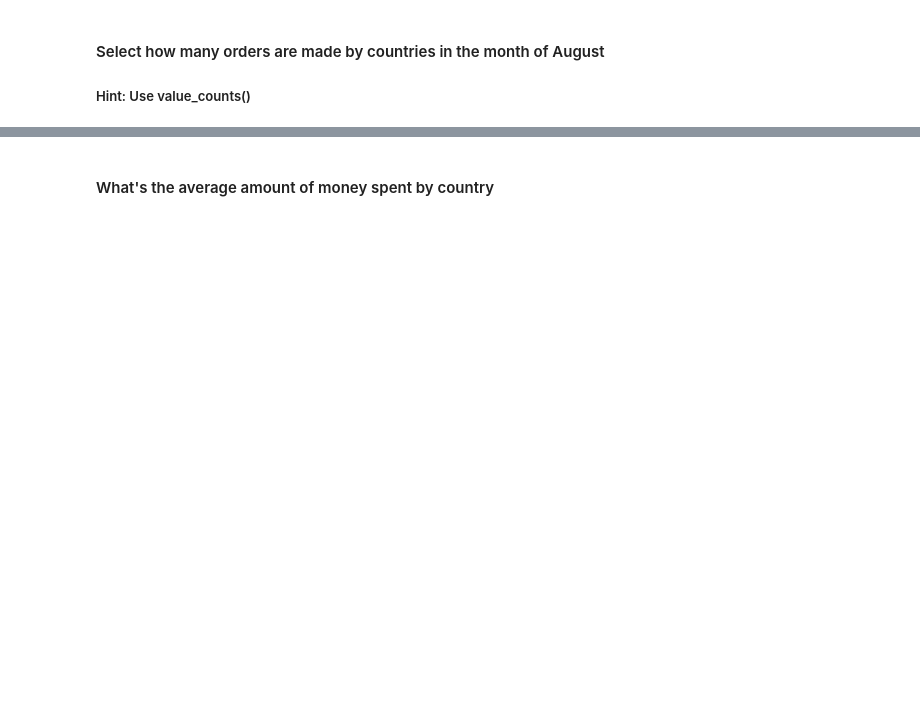
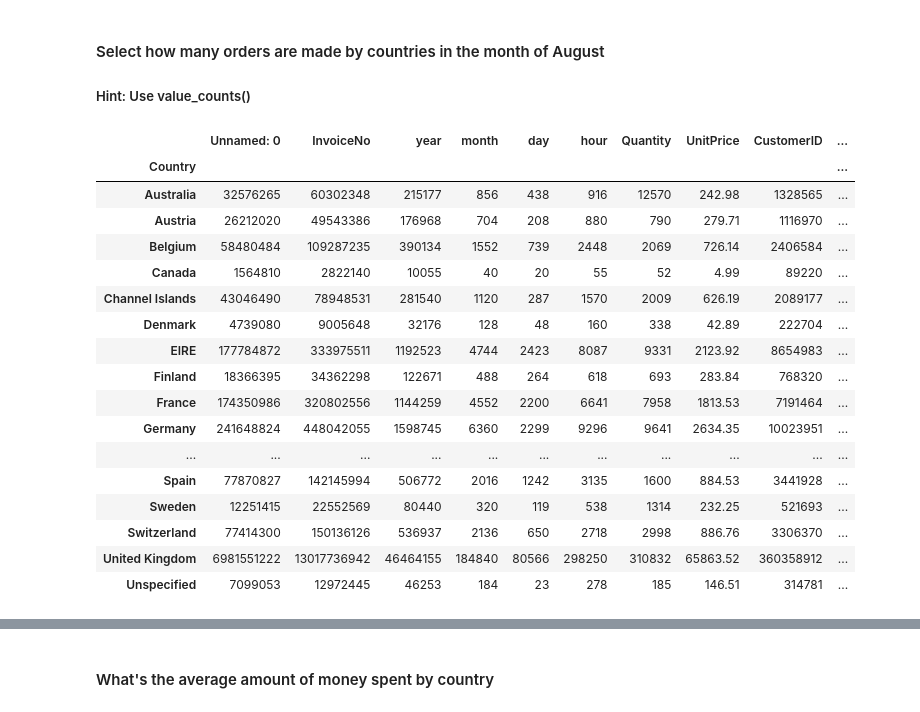
Before and after one commit to Ironhack-Data-Madrid-Marzo-2021/lab-subsetting-and-descriptive-stats, a Jupyter notebook: your-code/main.ipynb, the cells around one changed output, grey strips where cells are left out. Cells and saved outputs as stored; diff of their text form; code cells hidden in the pictures; blank space fills up the shorter version.

```diff
--- a/your-code/main.ipynb
+++ b/your-code/main.ipynb
@@ -427,3 +570,24 @@ emp.describe()
 ##### Hint: Use value_counts()
 # %%
 # your answer here
+res1 = orders[orders['month']==8]
+res1.groupby("Country").sum()
+# %% [output]
+|  | Unnamed: 0 | InvoiceNo | year | month | day | hour | Quantity | UnitPrice | CustomerID | ... |
+| Country |  |  |  |  |  |  |  |  |  | ... |
+| Australia | 32576265 | 60302348 | 215177 | 856 | 438 | 916 | 12570 | 242.98 | 1328565 | ... |
+| Austria | 26212020 | 49543386 | 176968 | 704 | 208 | 880 | 790 | 279.71 | 1116970 | ... |
+| Belgium | 58480484 | 109287235 | 390134 | 1552 | 739 | 2448 | 2069 | 726.14 | 2406584 | ... |
+| Canada | 1564810 | 2822140 | 10055 | 40 | 20 | 55 | 52 | 4.99 | 89220 | ... |
+| Channel Islands | 43046490 | 78948531 | 281540 | 1120 | 287 | 1570 | 2009 | 626.19 | 2089177 | ... |
+| Denmark | 4739080 | 9005648 | 32176 | 128 | 48 | 160 | 338 | 42.89 | 222704 | ... |
+| EIRE | 177784872 | 333975511 | 1192523 | 4744 | 2423 | 8087 | 9331 | 2123.92 | 8654983 | ... |
+| Finland | 18366395 | 34362298 | 122671 | 488 | 264 | 618 | 693 | 283.84 | 768320 | ... |
+| France | 174350986 | 320802556 | 1144259 | 4552 | 2200 | 6641 | 7958 | 1813.53 | 7191464 | ... |
+| Germany | 241648824 | 448042055 | 1598745 | 6360 | 2299 | 9296 | 9641 | 2634.35 | 10023951 | ... |
+| ... | ... | ... | ... | ... | ... | ... | ... | ... | ... | ... |
+| Spain | 77870827 | 142145994 | 506772 | 2016 | 1242 | 3135 | 1600 | 884.53 | 3441928 | ... |
+| Sweden | 12251415 | 22552569 | 80440 | 320 | 119 | 538 | 1314 | 232.25 | 521693 | ... |
+| Switzerland | 77414300 | 150136126 | 536937 | 2136 | 650 | 2718 | 2998 | 886.76 | 3306370 | ... |
+| United Kingdom | 6981551222 | 13017736942 | 46464155 | 184840 | 80566 | 298250 | 310832 | 65863.52 | 360358912 | ... |
+| Unspecified | 7099053 | 12972445 | 46253 | 184 | 23 | 278 | 185 | 146.51 | 314781 | ... |
```
Also changed, not shown: parts of 26 cells of this notebook.
